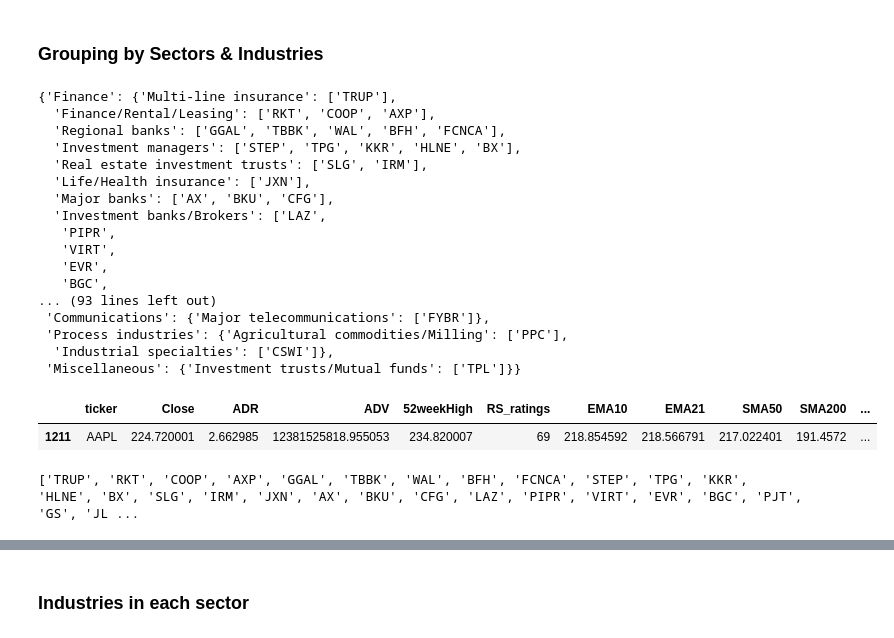
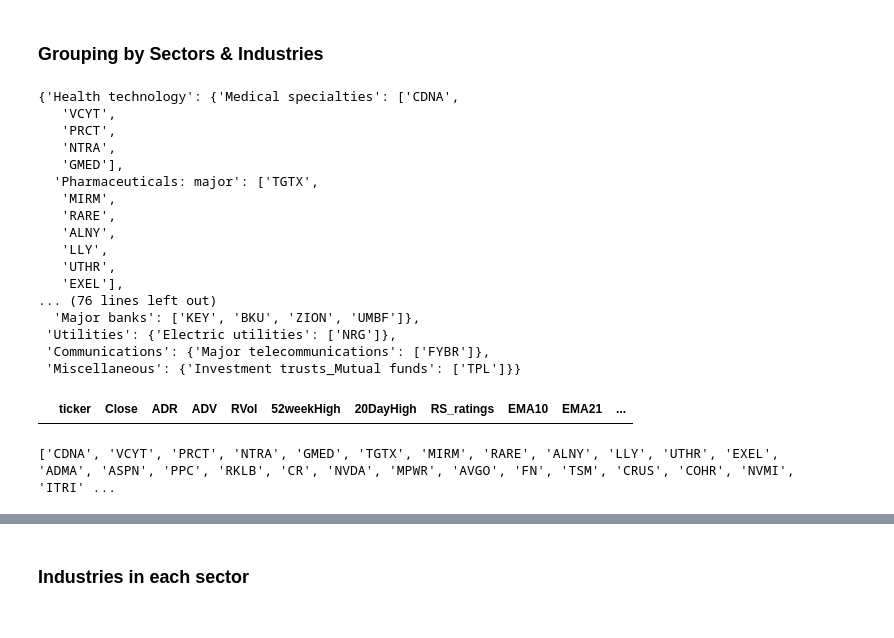
Before and after one commit to Santhosh-Shivan/Stock-Screener, a Jupyter notebook: NEW_main_Screener.ipynb, the cells around one changed output, grey strips where cells are left out. Drawn from its saved outputs; the diff is of its cells as text; code cells hidden in the pictures.

```diff
--- a/NEW_main_Screener.ipynb
+++ b/NEW_main_Screener.ipynb
@@ -7,12 +7,12 @@ from finta import TA
 import numpy as np
 
 startDate = datetime.date(2020, 1, 1)
-endDate = datetime.date(2024, 8, 16)
-#endDate = datetime.date.today()
+#endDate = datetime.date(2024, 8, 20)
+endDate = datetime.date.today()
 Stocks_list = []#"NVDA", "AAPL", "DKNG", "UBER"
 
 # Retrieving tickers from a file
-stocks = pd.read_csv("SCANS\\US_2024-08-16.csv")
+stocks = pd.read_csv("SCANS\\US_2024-08-23.csv")
 #Neglecting tickers with Exchange values "AMEX" and "OTC"
 stocks = stocks[~stocks["Exchange"].isin(["OTC", "AMEX"])]
 #stocks = stocks[~stocks["Industry"].isin(["Biotechnology", "Pharmaceuticals: major", "Medical Specialties"])]
@@ -23,8 +23,6 @@ df_index = fetcher.__download_data( ["SPY"], startDate, endDate, "US")
 
 info = {}
 RS_scores = {}
-
-RS_rating_test = {}
 
 focus_list_IPO = pd.DataFrame(columns=['ticker','ADR','ADV'])
 for ticker in Stocks_list:
@@ -39,19 +37,16 @@ for ticker in Stocks_list:
     RS_scores[ticker] = RS_score
 
     # IPO stocks in the last 3 years
-    if len(df) < 252*2:
+    if len(df) < 252*1:
         # Avg Volume*Price
         if len(df) > 30:
             ADV = compute.avg_dollar_vol(df, 30)
 
-            """if ADV < 10000000:
-                continue"""
 
         # ADR%
         if len(df) > 20:
             ADR = compute.ADR(df, 20)
-            """if ADR < 2.25:
-                continue"""
+
             new_row = {"ticker":ticker, "ADR": ADR, "ADV": ADV}
             focus_list_IPO = focus_list_IPO.append(new_row, ignore_index=True)
     else:
@@ -64,6 +59,13 @@ for ticker in Stocks_list:
         #52 week highs
         _52weekHigh = max(df["Close"][-252:])
 
+        # Small pullback calculation -> Close must be 5% or more below 21 day High
+        _20DayHigh = max(df["Close"][-21:])
+
+        # Relative Volume
+        RVol = df.iloc[-1]["Volume"]/ADV
+
+
         # RS
         #RS = compute.RS_line(df, df_index, 252)
         EMA10 = TA.EMA(df, period= 10)
@@ -74,7 +76,7 @@ for ticker in Stocks_list:
         slope200 = compute.linear_regression(SMA200[-6:])
         #compute.calc_slope(SMA[-42:], 42)
         #print(angle)
-        info[ticker] = {"Close": df["Close"][-1], "ADR" : ADR, "ADV" : ADV, "52weekHigh":_52weekHigh, "EMA10": EMA10[-1], "EMA21": EMA21[-1], "SMA50": SMA50[-1], "SMA200": SMA200[-1], "Slope50": slope50, "Slope200": slope200}
+        info[ticker] = {"Close": df["Close"][-1], "ADR" : ADR, "ADV" : ADV, "RVol": RVol, "52weekHigh":_52weekHigh, "20DayHigh": _20DayHigh, "EMA10": EMA10[-1], "EMA21": EMA21[-1], "SMA50": SMA50[-1], "SMA200": SMA200[-1], "Slope50": slope50, "Slope200": slope200}
         #RS_rating_test[ticker] = compute.RS_rating_new(RS_scores)
 
 
@@ -86,8 +88,8 @@ RS_scores = {ticker: RS_score for ticker, RS_score in sorted(RS_scores.items(),
 RS_ratings = compute.RS_rating(RS_scores)
 
 # Storing all info in a dataframe
-focus = pd.DataFrame(columns=['ticker',"Close", 'ADR','ADV', '52weekHigh', 'RS_ratings', "EMA10", "EMA21","SMA50", "SMA200", "Slope50", "Slope200"])
+focus = pd.DataFrame(columns=['ticker',"Close", 'ADR','ADV', "RVol", '52weekHigh', "20DayHigh",'RS_ratings', "EMA10", "EMA21","SMA50", "SMA200", "Slope50", "Slope200"])
 for ticker, values in info.items():
-    new_row = {"ticker":ticker, "Close" : values["Close"], "ADR": values["ADR"], "ADV": values["ADV"], '52weekHigh' : values["52weekHigh"], "RS_ratings": RS_ratings[ticker], "EMA10":values["EMA10"], "EMA21":values["EMA21"], "SMA50": values["SMA50"], "SMA200": values["SMA200"], "Slope50": values["Slope50"], "Slope200": values["Slope200"]}
+    new_row = {"ticker":ticker, "Close" : values["Close"], "ADR": values["ADR"], "ADV": values["ADV"], "RVol": values["RVol"], '52weekHigh' : values["52weekHigh"], "20DayHigh" : values["20DayHigh"], "RS_ratings": RS_ratings[ticker], "EMA10":values["EMA10"], "EMA21":values["EMA21"], "SMA50": values["SMA50"], "SMA200": values["SMA200"], "Slope50": values["Slope50"], "Slope200": values["Slope200"]}
     focus = focus.append(new_row, ignore_index=True)
 # %% [output]
@@ -119,6 +121,6 @@ len(final_focus_IPO)
 ### Filtering NON IPO stocks
 # %%
 #RS_rating of 70 here is equivalent to ~85 in tradingview
-final_focus_NON_IPO = focus.loc[ (focus['ADR'] >=2.75) & (focus['ADV'] >=25000000) & (focus['ADV'] <500000000) &((focus["RS_ratings"] >= 80)) &(focus["Close"] >= focus['SMA200'])  & (focus['SMA50'] >=focus['SMA200']) & (focus['Close'] >=.8*focus['52weekHigh'])] #&  &  & (focus['Slope200'] >=0)(focus['RS_ratings'] >= 40) & (focus['Slope50'] >=0) & (focus['Slope200'] >=0)
+final_focus_NON_IPO = focus.loc[ (focus['ADR'] >=2.75) & (focus['ADV'] >=25000000) & (focus['ADV'] <1000000000) & (focus['RVol'] <=1) & (focus["Close"] <= .99*focus['20DayHigh']) & (focus["RS_ratings"] >= 70) &(focus["Close"] >= focus['SMA200'])  & (focus['SMA50'] >=focus['SMA200']) & (focus['Close'] >=.9*focus['52weekHigh'])] #&  &  & (focus['Slope200'] >=0)(focus['RS_ratings'] >= 40) & (focus['Slope50'] >=0) & (focus['Slope200'] >=0)
 len(final_focus_NON_IPO["ticker"].values)
 # %% [output]
@@ -126,4 +128,4 @@ len(final_focus_NON_IPO["ticker"].values)
 # %%
-final_focus_NON_IPO_large_ADV = focus.loc[ (focus['ADR'] >=2.25) & (focus['ADV'] >=500000000) &(focus["Close"] >= focus['SMA200'])  & (focus['SMA50'] >=focus['SMA200']) & (focus['Close'] >=.8*focus['52weekHigh'])& (focus["EMA10"] >= focus['SMA50']) & (focus["EMA21"] >= focus['SMA50'])]
+final_focus_NON_IPO_large_ADV = focus.loc[ (focus['ADR'] >=2.25) & (focus['ADV'] >=1000000000) &(focus["Close"] >= focus['SMA200'])  & (focus['SMA50'] >=focus['SMA200']) & (focus['Close'] >=.8*focus['52weekHigh'])]#& (focus["EMA10"] >= focus['SMA50']) & (focus["EMA21"] >= focus['SMA50'])
 len(final_focus_NON_IPO_large_ADV)
 # %% [output]
@@ -166,23 +168,23 @@ for index, row in final_focus_NON_IPO.iterrows():
 # %%
 sectors
 # %% [output]
-{'Finance': {'Multi-line insurance': ['TRUP'],
-  'Finance/Rental/Leasing': ['RKT', 'COOP', 'AXP'],
-  'Regional banks': ['GGAL', 'TBBK', 'WAL', 'BFH', 'FCNCA'],
-  'Investment managers': ['STEP', 'TPG', 'KKR', 'HLNE', 'BX'],
-  'Real estate investment trusts': ['SLG', 'IRM'],
-  'Life/Health insurance': ['JXN'],
-  'Major banks': ['AX', 'BKU', 'CFG'],
-  'Investment banks/Brokers': ['LAZ',
-   'PIPR',
-   'VIRT',
-   'EVR',
-   'BGC',
-... (93 lines left out)
+{'Health technology': {'Medical specialties': ['CDNA',
+   'VCYT',
+   'PRCT',
+   'NTRA',
+   'GMED'],
+  'Pharmaceuticals: major': ['TGTX',
+   'MIRM',
+   'RARE',
+   'ALNY',
+   'LLY',
+   'UTHR',
+   'EXEL'],
+... (76 lines left out)
+  'Major banks': ['KEY', 'BKU', 'ZION', 'UMBF']},
+ 'Utilities': {'Electric utilities': ['NRG']},
  'Communications': {'Major telecommunications': ['FYBR']},
- 'Process industries': {'Agricultural commodities/Milling': ['PPC'],
-  'Industrial specialties': ['CSWI']},
- 'Miscellaneous': {'Investment trusts/Mutual funds': ['TPL']}}
+ 'Miscellaneous': {'Investment trusts_Mutual funds': ['TPL']}}
 # %%
 bam = []
 industries_not_interested = []# "Finance", "Health technology"
@@ -192,14 +194,13 @@ for sector,values in sectors.items():
             for ticker in list(industry):
                 bam.append(ticker)
 # %%
-final_focus_NON_IPO.loc[final_focus_NON_IPO["ticker"] == "AAPL"]
+final_focus_NON_IPO.loc[final_focus_NON_IPO["ticker"] == "LVMH"]
 # %% [output]
-|  | ticker | Close | ADR | ADV | 52weekHigh | RS_ratings | EMA10 | EMA21 | SMA50 | SMA200 | ... |
-| 1211 | AAPL | 224.720001 | 2.662985 | 12381525818.955053 | 234.820007 | 69 | 218.854592 | 218.566791 | 217.022401 | 191.4572 | ... |
+|  | ticker | Close | ADR | ADV | RVol | 52weekHigh | 20DayHigh | RS_ratings | EMA10 | EMA21 | ... |
 # %%
 print(bam)
 # %% [output]
-['TRUP', 'RKT', 'COOP', 'AXP', 'GGAL', 'TBBK', 'WAL', 'BFH', 'FCNCA', 'STEP', 'TPG', 'KKR', 'HLNE', 'BX', 'SLG', 'IRM', 'JXN', 'AX', 'BKU', 'CFG', 'LAZ', 'PIPR', 'VIRT', 'EVR', 'BGC', 'PJT', 'GS', 'JL ...
+['CDNA', 'VCYT', 'PRCT', 'NTRA', 'GMED', 'TGTX', 'MIRM', 'RARE', 'ALNY', 'LLY', 'UTHR', 'EXEL', 'ADMA', 'ASPN', 'PPC', 'RKLB', 'CR', 'NVDA', 'MPWR', 'AVGO', 'FN', 'TSM', 'CRUS', 'COHR', 'NVMI', 'ITRI' ...
 # %%
 industries_to_concentrate = ['Telecommunications equipment',
  'Aerospace & defense',
```
Also changed, not shown: parts of 5 cells of this notebook, 1 other file.
